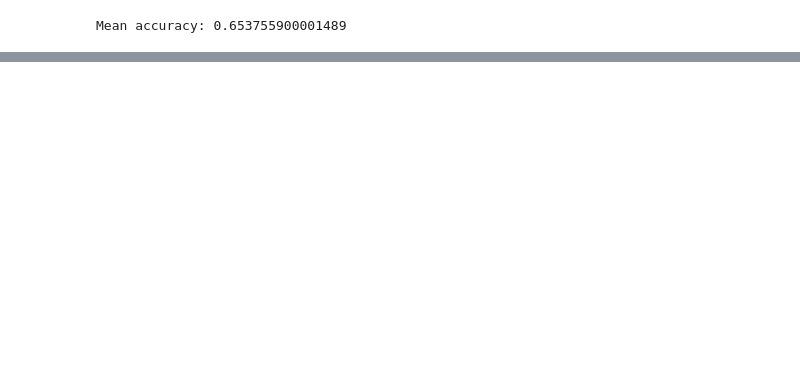
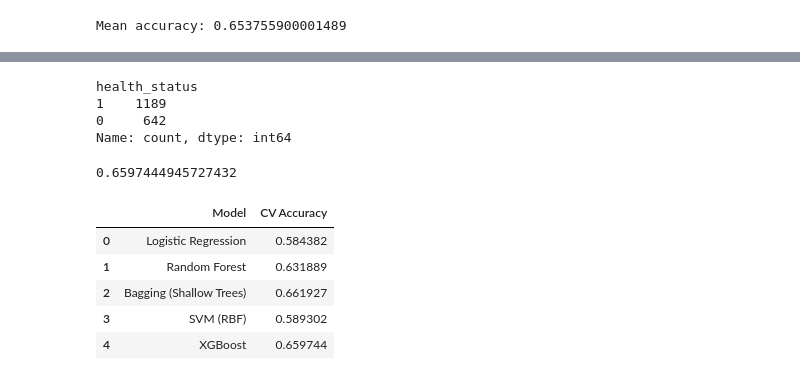
Before and after one commit to anushka-don/cs506_project, a Jupyter notebook: EDA_beta.ipynb, the cells around one changed output, grey strips where cells are left out. Drawn from its saved outputs; the diff is of its cells as text; code cells hidden in the pictures; blank space fills up the shorter version.

Commit message:
Compared Accuracy on various Models

```diff
--- a/EDA_beta.ipynb
+++ b/EDA_beta.ipynb
@@ -911,0 +954,59 @@ Mean accuracy: 0.653755900001489
+# %%
+# Convert labels to numeric for XGBoost
+y_xgb = y_svd.map({'Healthy': 0, 'Disease': 1})
+y_xgb.value_counts()
+# %% [output]
+health_status
+1    1189
+0     642
+Name: count, dtype: int64
+# %%
+from xgboost import XGBClassifier
+
+pos_weight = len(y_svd[y_svd == 'Disease']) / len(y_svd[y_svd == 'Healthy'])
+
+xgb = XGBClassifier(
+    n_estimators=200,
+    max_depth=4,
+    learning_rate=0.05,
+    subsample=0.7,
+    colsample_bytree=0.7,
+    reg_lambda=2.0,
+    reg_alpha=1.0,
+    objective='binary:logistic',
+    eval_metric='logloss',
+    scale_pos_weight=pos_weight,
+    random_state=42
+)
+
+xgb_acc = cross_val_score(xgb, X_svd, y_xgb, cv=cv, scoring='accuracy').mean()
+
+xgb_acc
+# %% [output]
+0.6597444945727432
+# %%
+results = pd.DataFrame({
+    "Model": [
+        "Logistic Regression",
+        "Random Forest",
+        "Bagging (Shallow Trees)",
+        "SVM (RBF)",
+        "XGBoost"
+    ],
+    "CV Accuracy": [
+        logreg_acc,
+        rf_acc,
+        bag_acc,
+        svm_acc,
+        xgb_acc
+    ]
+})
+
+results
+# %% [output]
+|  | Model | CV Accuracy |
+| 0 | Logistic Regression | 0.584382 |
+| 1 | Random Forest | 0.631889 |
+| 2 | Bagging (Shallow Trees) | 0.661927 |
+| 3 | SVM (RBF) | 0.589302 |
+| 4 | XGBoost | 0.659744 |
```
Also changed, not shown: parts of 13 cells of this notebook.
